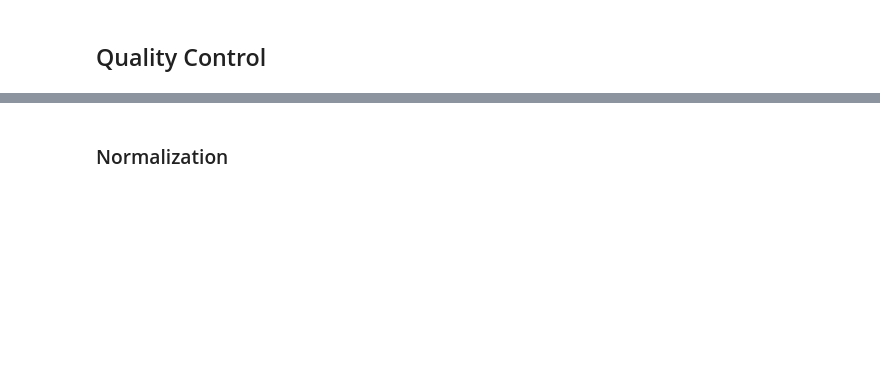
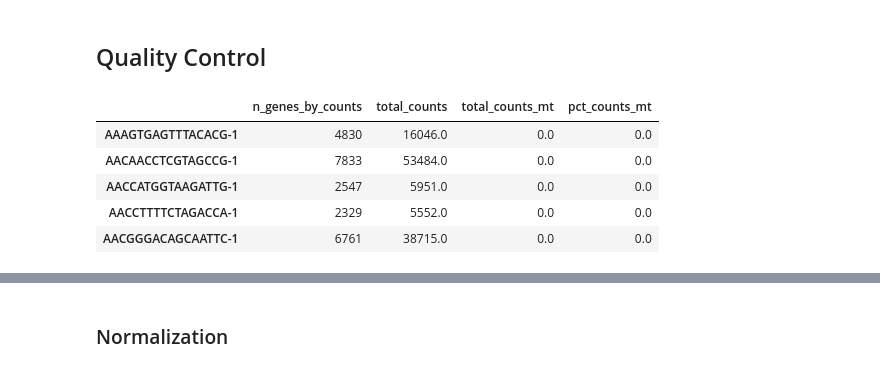
Before and after one commit to olaf-c/endometrial_analysis, a Jupyter notebook: scRNA_integration_grn_identification_script.ipynb, the cells around one changed output, grey strips where cells are left out. Drawn from its saved outputs; the diff is of its cells as text; code cells hidden in the pictures; blank space fills up the shorter version.

```diff
--- a/scRNA_integration_grn_identification_script.ipynb
+++ b/scRNA_integration_grn_identification_script.ipynb
@@ -271,11 +255,18 @@ OSError: [Errno 28] Driver write request failed (file write failed: time = Thu N
 # %% [markdown]
 ## Quality Control
 # %%
-adata.var['mt'] = adata.var_names.str.startswith('mt-')  # annotate the group of mitochondrial genes as 'mt'
-sc.pp.calculate_qc_metrics(adata, qc_vars=['mt'], percent_top=None, log1p=False, inplace=True)
+adata.var['MT'] = adata.var_names.str.startswith('MT-')  # annotate the group of mitochondrial genes as 'mt'
+sc.pp.calculate_qc_metrics(adata, qc_vars=['MT'], percent_top=None, log1p=False, inplace=True)
 
 
 adata.obs.head()
+# %% [output]
+|  | n_genes_by_counts | total_counts | total_counts_mt | pct_counts_mt |
+| AAAGTGAGTTTACACG-1 | 4830 | 16046.0 | 0.0 | 0.0 |
+| AACAACCTCGTAGCCG-1 | 7833 | 53484.0 | 0.0 | 0.0 |
+| AACCATGGTAAGATTG-1 | 2547 | 5951.0 | 0.0 | 0.0 |
+| AACCTTTTCTAGACCA-1 | 2329 | 5552.0 | 0.0 | 0.0 |
+| AACGGGACAGCAATTC-1 | 6761 | 38715.0 | 0.0 | 0.0 |
 # %%
 sc.pl.violin(
     adata,
```
Also changed, not shown: parts of 22 cells of this notebook.
